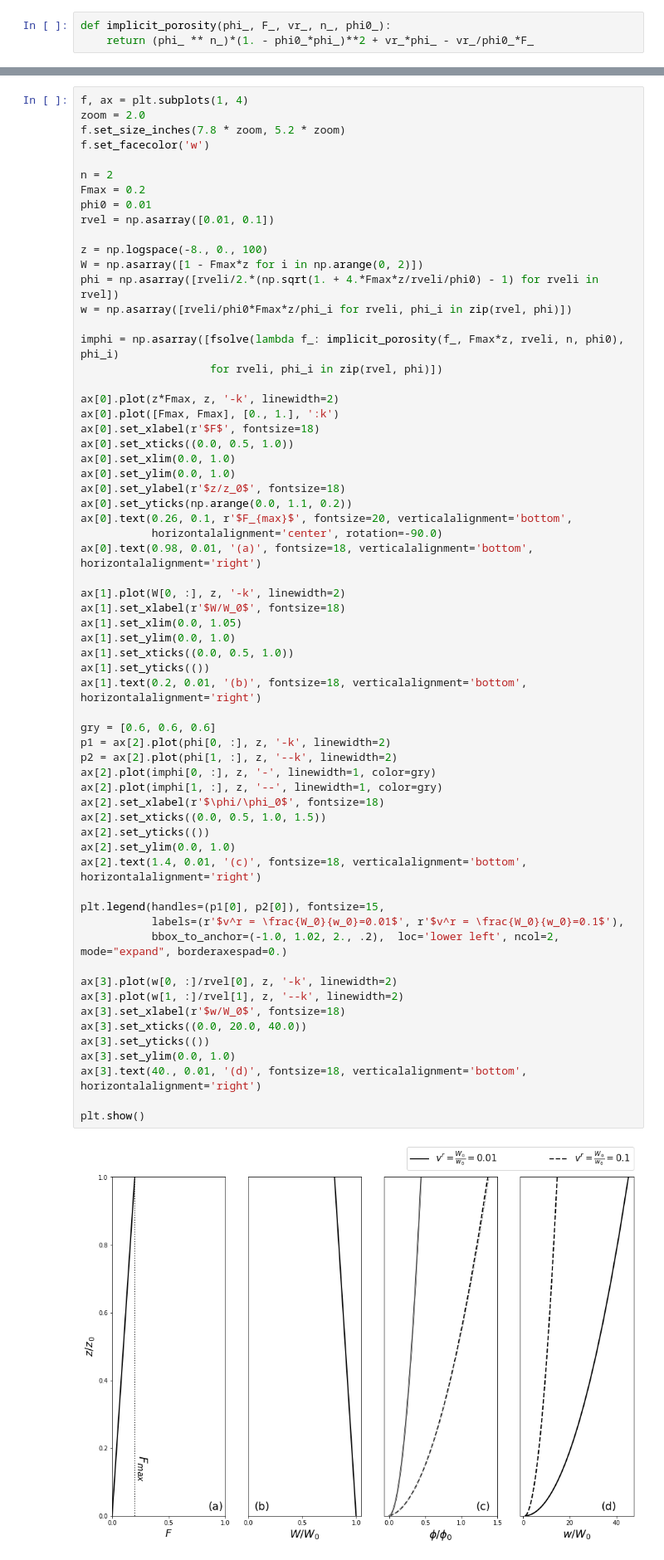
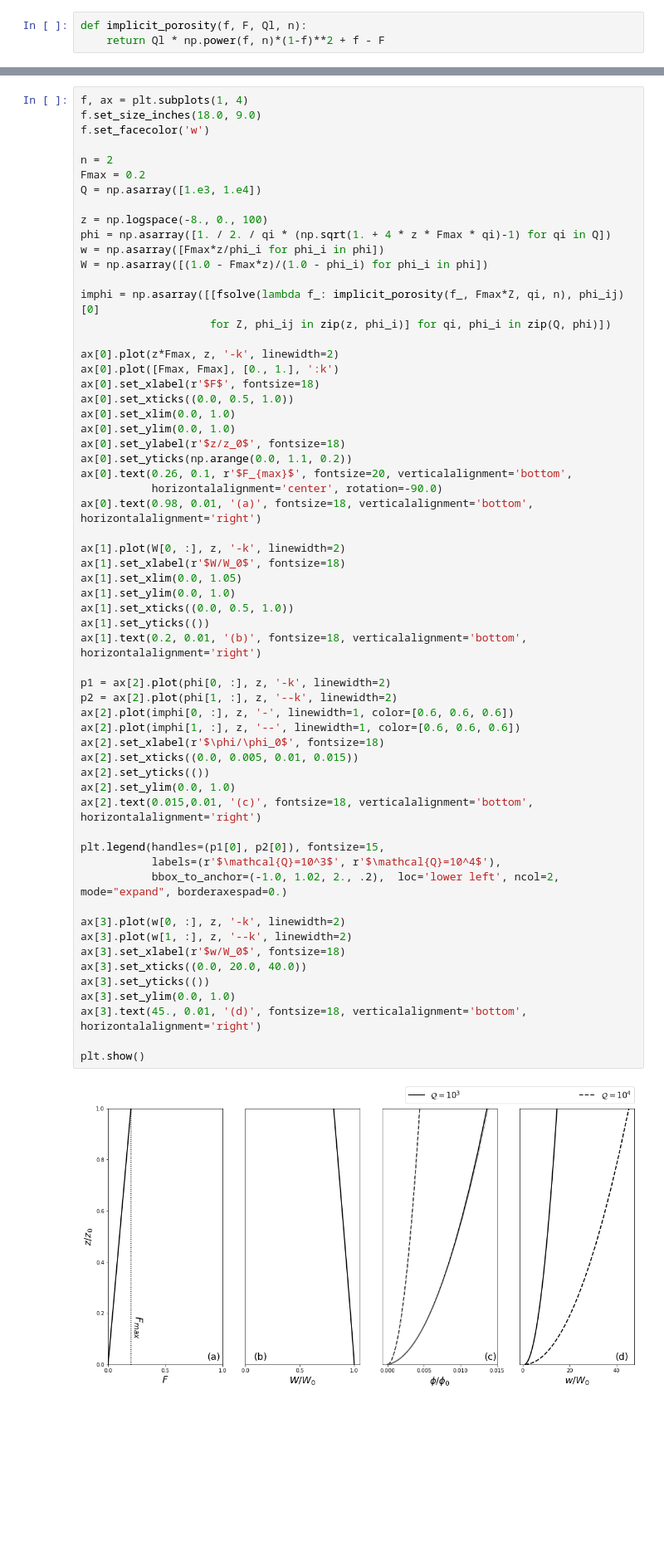
Before and after one commit to FoaLab/partially-molten-rock-PUP, a Jupyter notebook: content/ch11.ipynb, the cells around one changed output, grey strips where cells are left out. Shown at 83% size. Drawn from its saved outputs; the diff is of its cells as text; blank space fills up the shorter version.

Commit message:
reimplementation of Figure 11.1

```diff
--- a/content/ch11.ipynb
+++ b/content/ch11.ipynb
@@ -23,9 +23,9 @@ W(z) &= W_0 \frac{1-F}{1-\phi}.
 \end{align}
 
 In Python, equation \eqref{eq:col-compaction-nondim_1} is implemented as
-# %%
-def implicit_porosity(phi_, F_, vr_, n_, phi0_):
-    return (phi_ ** n_)*(1. - phi0_*phi_)**2 + vr_*phi_ - vr_/phi0_*F_
+# %%
+def implicit_porosity(f, F, Ql, n):
+    return Ql * np.power(f, n)*(1-f)**2 + f - F
 # %% [markdown]
 The small-porosity Darcy solution for $\permexp=2$ is given by
 
@@ -50,22 +50,20 @@ Under the assumption that Darcy drag balances buoyancy of the liquid phase, the
 Figures below plot Solutions of the melting column model with prescribed melting rate \eqref{eq:constant-adiabatic-melting}. __(a)__ degree of melting; __(b)__ scaled solid upwelling rate; __(c)__ scaled porosity; and __(d)__ liquid upwelling rate scaled with the inflow solid upwelling rate. Thin grey lines show the numerical solution of the implicit equation \eqref{eq:col-compaction-nondim_1}.
 # %%
 f, ax = plt.subplots(1, 4)
-zoom = 2.0
-f.set_size_inches(7.8 * zoom, 5.2 * zoom)
+f.set_size_inches(18.0, 9.0)
 f.set_facecolor('w')
 
 n = 2
 Fmax = 0.2
-phi0 = 0.01
-rvel = np.asarray([0.01, 0.1])
+Q = np.asarray([1.e3, 1.e4])
 
 z = np.logspace(-8., 0., 100)
-W = np.asarray([1 - Fmax*z for i in np.arange(0, 2)])
-phi = np.asarray([rveli/2.*(np.sqrt(1. + 4.*Fmax*z/rveli/phi0) - 1) for rveli in rvel])
-w = np.asarray([rveli/phi0*Fmax*z/phi_i for rveli, phi_i in zip(rvel, phi)])
+phi = np.asarray([1. / 2. / qi * (np.sqrt(1. + 4 * z * Fmax * qi)-1) for qi in Q])
+w = np.asarray([Fmax*z/phi_i for phi_i in phi])
+W = np.asarray([(1.0 - Fmax*z)/(1.0 - phi_i) for phi_i in phi])
 
-imphi = np.asarray([fsolve(lambda f_: implicit_porosity(f_, Fmax*z, rveli, n, phi0), phi_i)
-                    for rveli, phi_i in zip(rvel, phi)])
+imphi = np.asarray([[fsolve(lambda f_: implicit_porosity(f_, Fmax*Z, qi, n), phi_ij)[0]
+                    for Z, phi_ij in zip(z, phi_i)] for qi, phi_i in zip(Q, phi)])
 
 ax[0].plot(z*Fmax, z, '-k', linewidth=2)
 ax[0].plot([Fmax, Fmax], [0., 1.], ':k')
@@ -76,43 +74,42 @@ ax[0].set_ylim(0.0, 1.0)
 ax[0].set_ylabel(r'$z/z_0$', fontsize=18)
 ax[0].set_yticks(np.arange(0.0, 1.1, 0.2))
 ax[0].text(0.26, 0.1, r'$F_{max}$', fontsize=20, verticalalignment='bottom',
            horizontalalignment='center', rotation=-90.0)
 ax[0].text(0.98, 0.01, '(a)', fontsize=18, verticalalignment='bottom', horizontalalignment='right')
 
 ax[1].plot(W[0, :], z, '-k', linewidth=2)
 ax[1].set_xlabel(r'$W/W_0$', fontsize=18)
 ax[1].set_xlim(0.0, 1.05)
 ax[1].set_ylim(0.0, 1.0)
 ax[1].set_xticks((0.0, 0.5, 1.0))
 ax[1].set_yticks(())
 ax[1].text(0.2, 0.01, '(b)', fontsize=18, verticalalignment='bottom', horizontalalignment='right')
 
-gry = [0.6, 0.6, 0.6]
 p1 = ax[2].plot(phi[0, :], z, '-k', linewidth=2)
 p2 = ax[2].plot(phi[1, :], z, '--k', linewidth=2)
-ax[2].plot(imphi[0, :], z, '-', linewidth=1, color=gry)
-ax[2].plot(imphi[1, :], z, '--', linewidth=1, color=gry)
+ax[2].plot(imphi[0, :], z, '-', linewidth=1, color=[0.6, 0.6, 0.6])
+ax[2].plot(imphi[1, :], z, '--', linewidth=1, color=[0.6, 0.6, 0.6])
 ax[2].set_xlabel(r'$\phi/\phi_0$', fontsize=18)
-ax[2].set_xticks((0.0, 0.5, 1.0, 1.5))
+ax[2].set_xticks((0.0, 0.005, 0.01, 0.015))
 ax[2].set_yticks(())
 ax[2].set_ylim(0.0, 1.0)
-ax[2].text(1.4, 0.01, '(c)', fontsize=18, verticalalignment='bottom', horizontalalignment='right')
+ax[2].text(0.015,0.01, '(c)', fontsize=18, verticalalignment='bottom', horizontalalignment='right')
 
 plt.legend(handles=(p1[0], p2[0]), fontsize=15,
-           labels=(r'$v^r = \frac{W_0}{w_0}=0.01$', r'$v^r = \frac{W_0}{w_0}=0.1$'),
+           labels=(r'$\mathcal{Q}=10^3$', r'$\mathcal{Q}=10^4$'),
            bbox_to_anchor=(-1.0, 1.02, 2., .2),  loc='lower left', ncol=2, mode="expand", borderaxespad=0.)
 
-ax[3].plot(w[0, :]/rvel[0], z, '-k', linewidth=2)
-ax[3].plot(w[1, :]/rvel[1], z, '--k', linewidth=2)
+ax[3].plot(w[0, :], z, '-k', linewidth=2)
+ax[3].plot(w[1, :], z, '--k', linewidth=2)
 ax[3].set_xlabel(r'$w/W_0$', fontsize=18)
 ax[3].set_xticks((0.0, 20.0, 40.0))
 ax[3].set_yticks(())
 ax[3].set_ylim(0.0, 1.0)
-ax[3].text(40., 0.01, '(d)', fontsize=18, verticalalignment='bottom', horizontalalignment='right')
+ax[3].text(45., 0.01, '(d)', fontsize=18, verticalalignment='bottom', horizontalalignment='right')
 
 plt.show()
 # %% [output]
-[figure, old version]
+[figure, new version]
 # %% [markdown]
 In addition,
 __(a)__ The scaled porosity from equation \eqref{eq:meltcol-porosity-n2} as a function of column height with logarithmic axes. Narrow, dashed lines show asymptotic scalings $\por/\por_0 \sim F$ and $\por/\por_0\sim F^{1/\permexp}$.
```
